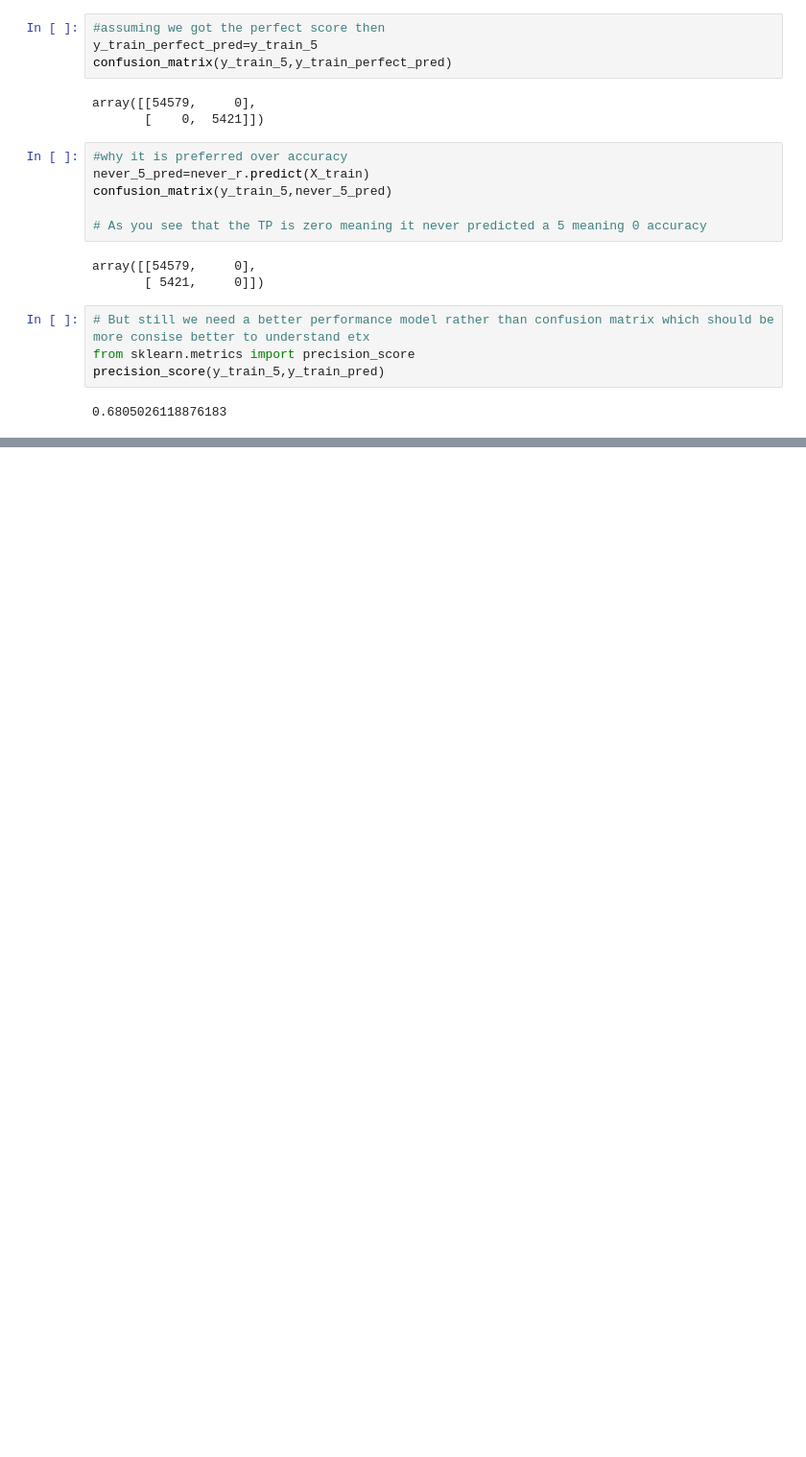
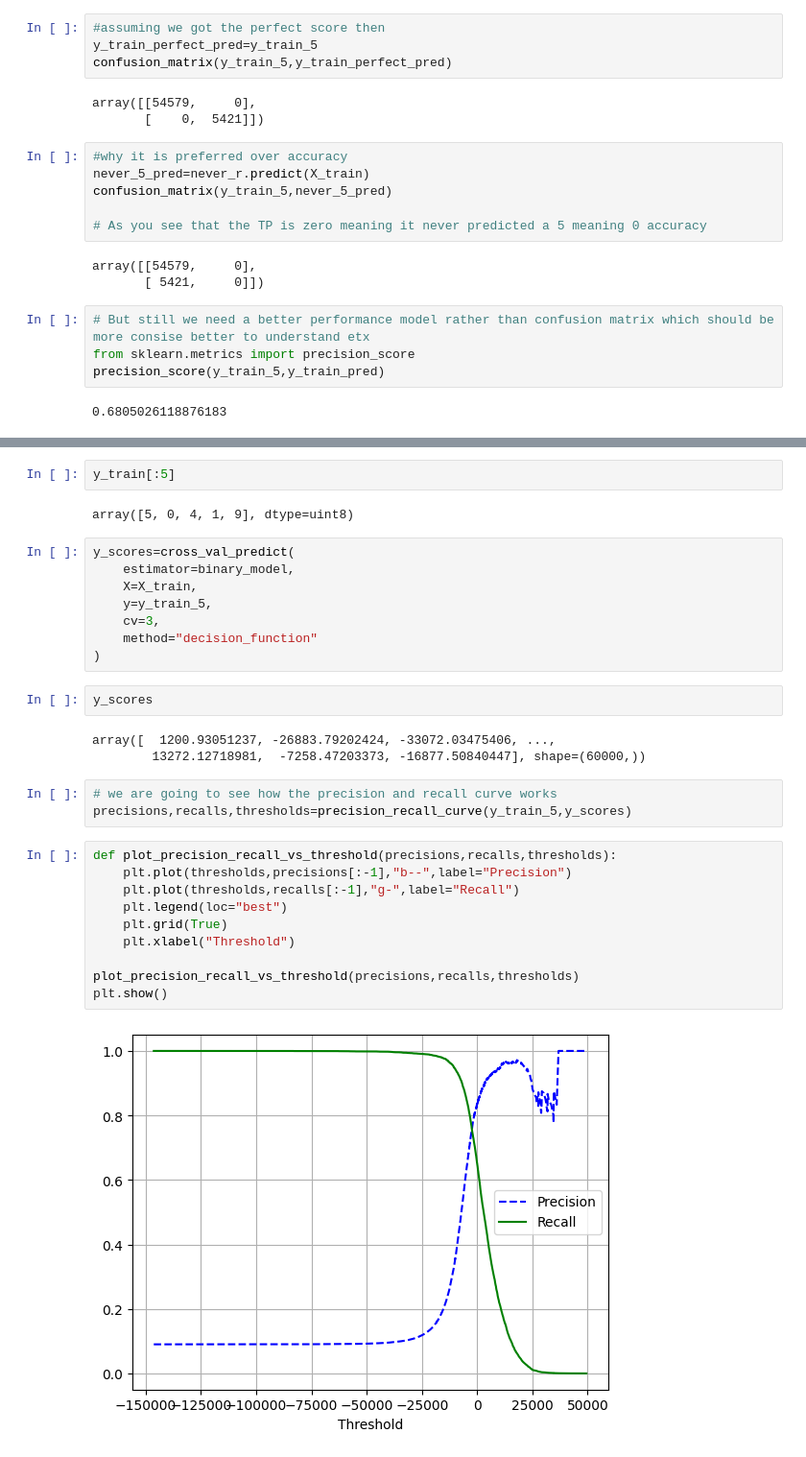
Before and after one commit to dakshkaura14-oss/Hands_on_Ml, a Jupyter notebook: MNIST_dataset/mnist.ipynb, the cells around one changed output, grey strips where cells are left out. Shown at 96% size. Saved outputs shown, nothing was run; the diff lists cells and outputs as text; blank space fills up the shorter version.

```diff
--- a/MNIST_dataset/mnist.ipynb
+++ b/MNIST_dataset/mnist.ipynb
@@ -146,0 +166,32 @@ recall_score(y_train_5,y_train_pred)
+# %%
+y_train[:5]
+# %% [output]
+array([5, 0, 4, 1, 9], dtype=uint8)
+# %%
+y_scores=cross_val_predict(
+    estimator=binary_model,
+    X=X_train,
+    y=y_train_5,
+    cv=3,
+    method="decision_function"
+)
+# %%
+y_scores
+# %% [output]
+array([  1200.93051237, -26883.79202424, -33072.03475406, ...,
+        13272.12718981,  -7258.47203373, -16877.50840447], shape=(60000,))
+# %%
+# we are going to see how the precision and recall curve works
+precisions,recalls,thresholds=precision_recall_curve(y_train_5,y_scores)
+# %%
+def plot_precision_recall_vs_threshold(precisions,recalls,thresholds):
+    plt.plot(thresholds,precisions[:-1],"b--",label="Precision")
+    plt.plot(thresholds,recalls[:-1],"g-",label="Recall")
+    plt.legend(loc="best")
+    plt.grid(True)
+    plt.xlabel("Threshold")
+
+plot_precision_recall_vs_threshold(precisions,recalls,thresholds)
+plt.show()
+# %% [output]
+[figure, added]
```
Also changed, not shown: parts of 5 cells of this notebook, 1 other file.
